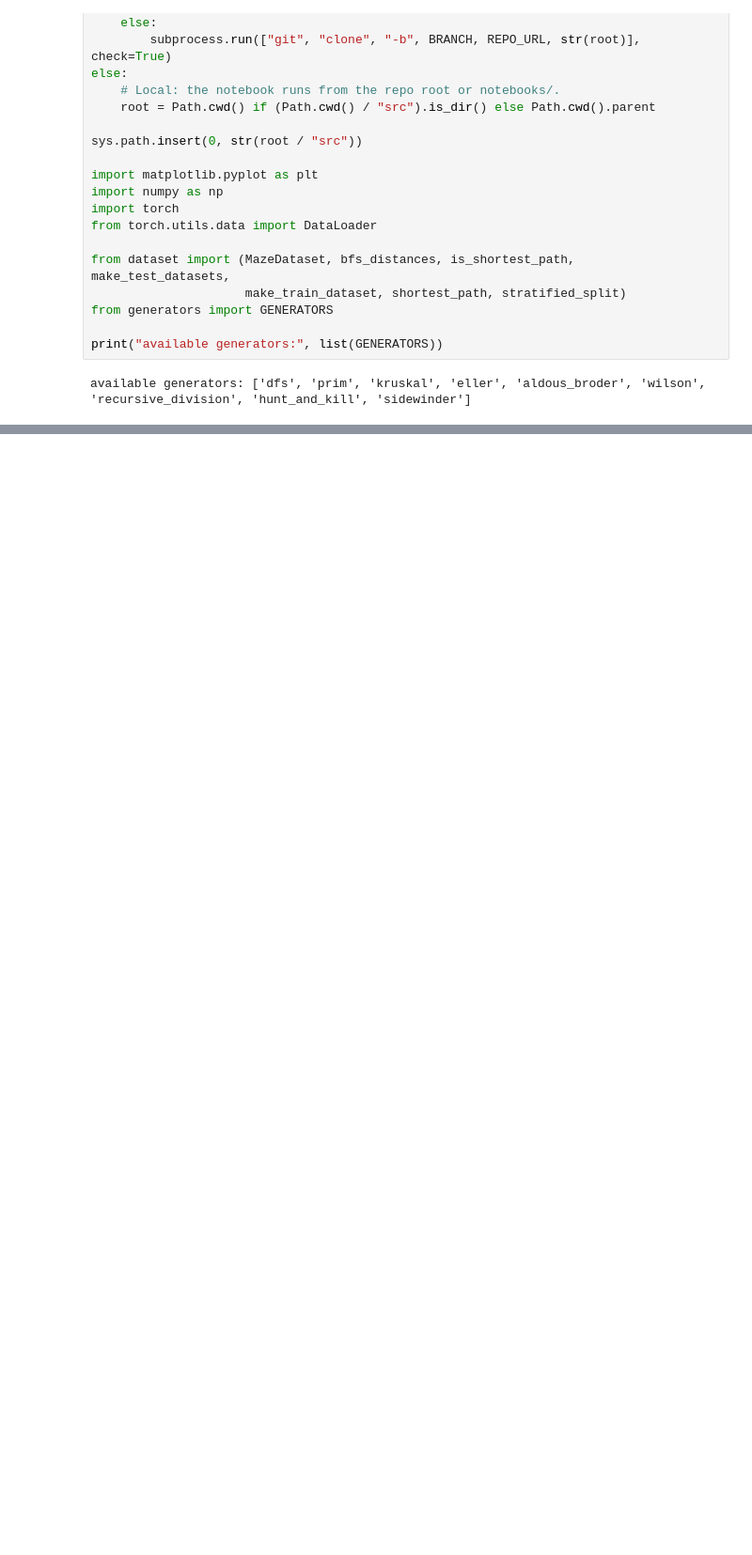
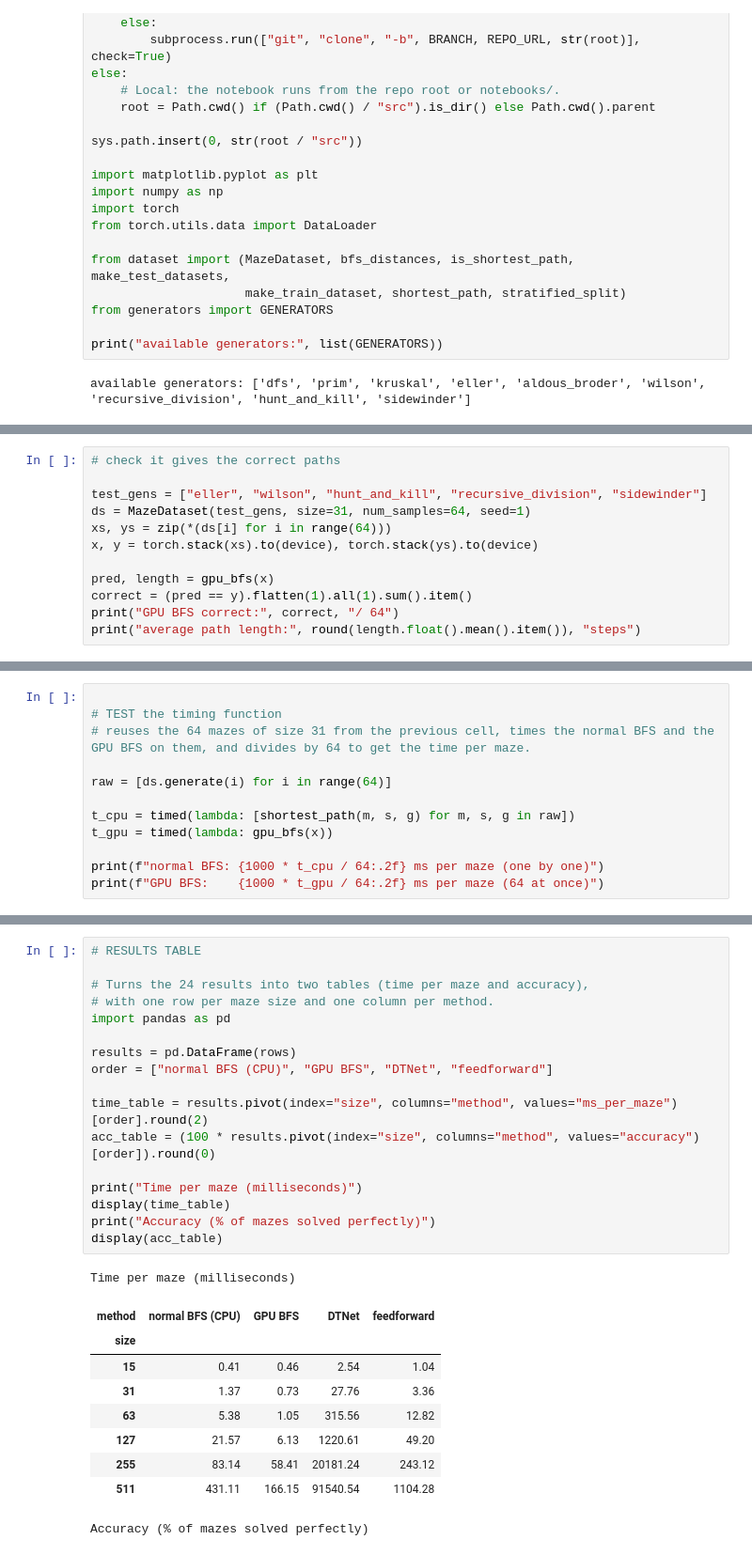
Before and after one commit to yoshi0428/maze-generalization, a Jupyter notebook: notebooks/speed_comparison.ipynb, the cells around one changed output, grey strips where cells are left out. Shown at 94% size. Cells and saved outputs as stored; diff of their text form; blank space fills up the shorter version.

```diff
--- a/notebooks/speed_comparison.ipynb
+++ b/notebooks/speed_comparison.ipynb
@@ -337,0 +134,12 @@ for (wr, size), (tied, med, mx) in rows.items():
+# %%
+# check it gives the correct paths
+
+test_gens = ["eller", "wilson", "hunt_and_kill", "recursive_division", "sidewinder"]
+ds = MazeDataset(test_gens, size=31, num_samples=64, seed=1)
+xs, ys = zip(*(ds[i] for i in range(64)))
+x, y = torch.stack(xs).to(device), torch.stack(ys).to(device)
+
+pred, length = gpu_bfs(x)
+correct = (pred == y).flatten(1).all(1).sum().item()
+print("GPU BFS correct:", correct, "/ 64")
+print("average path length:", round(length.float().mean().item()), "steps")
@@ -337,0 +179,12 @@ for (wr, size), (tied, med, mx) in rows.items():
+# %%
+
+# TEST the timing function
+# reuses the 64 mazes of size 31 from the previous cell, times the normal BFS and the GPU BFS on them, and divides by 64 to get the time per maze.
+
+raw = [ds.generate(i) for i in range(64)]
+
+t_cpu = timed(lambda: [shortest_path(m, s, g) for m, s, g in raw])
+t_gpu = timed(lambda: gpu_bfs(x))
+
+print(f"normal BFS: {1000 * t_cpu / 64:.2f} ms per maze (one by one)")
+print(f"GPU BFS:    {1000 * t_gpu / 64:.2f} ms per maze (64 at once)")
@@ -337,0 +286,28 @@ for (wr, size), (tied, med, mx) in rows.items():
+# %%
+# RESULTS TABLE
+
+# Turns the 24 results into two tables (time per maze and accuracy),
+# with one row per maze size and one column per method.
+import pandas as pd
+
+results = pd.DataFrame(rows)
+order = ["normal BFS (CPU)", "GPU BFS", "DTNet", "feedforward"]
+
+time_table = results.pivot(index="size", columns="method", values="ms_per_maze")[order].round(2)
+acc_table = (100 * results.pivot(index="size", columns="method", values="accuracy")[order]).round(0)
+
+print("Time per maze (milliseconds)")
+display(time_table)
+print("Accuracy (% of mazes solved perfectly)")
+display(acc_table)
+# %% [output]
+Time per maze (milliseconds)
+| method | normal BFS (CPU) | GPU BFS | DTNet | feedforward |
+| size |  |  |  |  |
+| 15 | 0.41 | 0.46 | 2.54 | 1.04 |
+| 31 | 1.37 | 0.73 | 27.76 | 3.36 |
+| 63 | 5.38 | 1.05 | 315.56 | 12.82 |
+| 127 | 21.57 | 6.13 | 1220.61 | 49.20 |
+| 255 | 83.14 | 58.41 | 20181.24 | 243.12 |
+| 511 | 431.11 | 166.15 | 91540.54 | 1104.28 |
+Accuracy (% of mazes solved perfectly)
```
Also changed, not shown: parts of 36 cells of this notebook.
